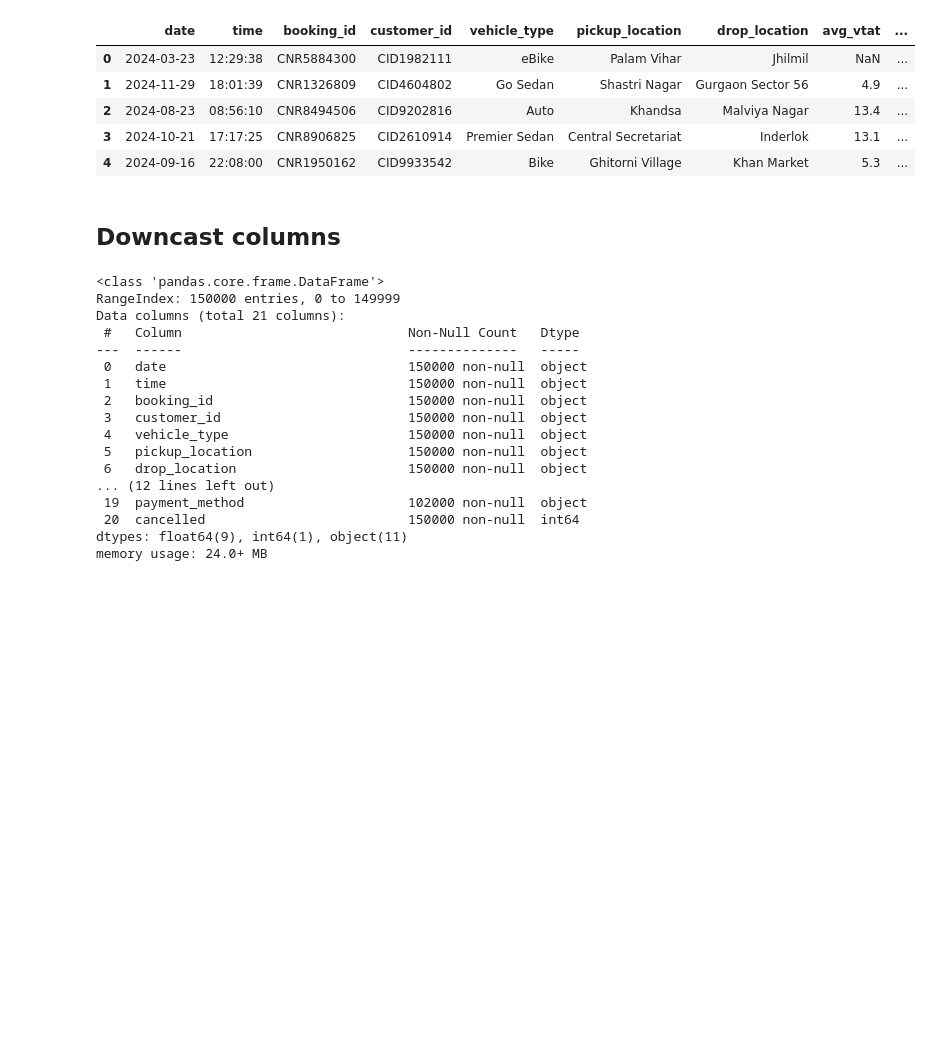
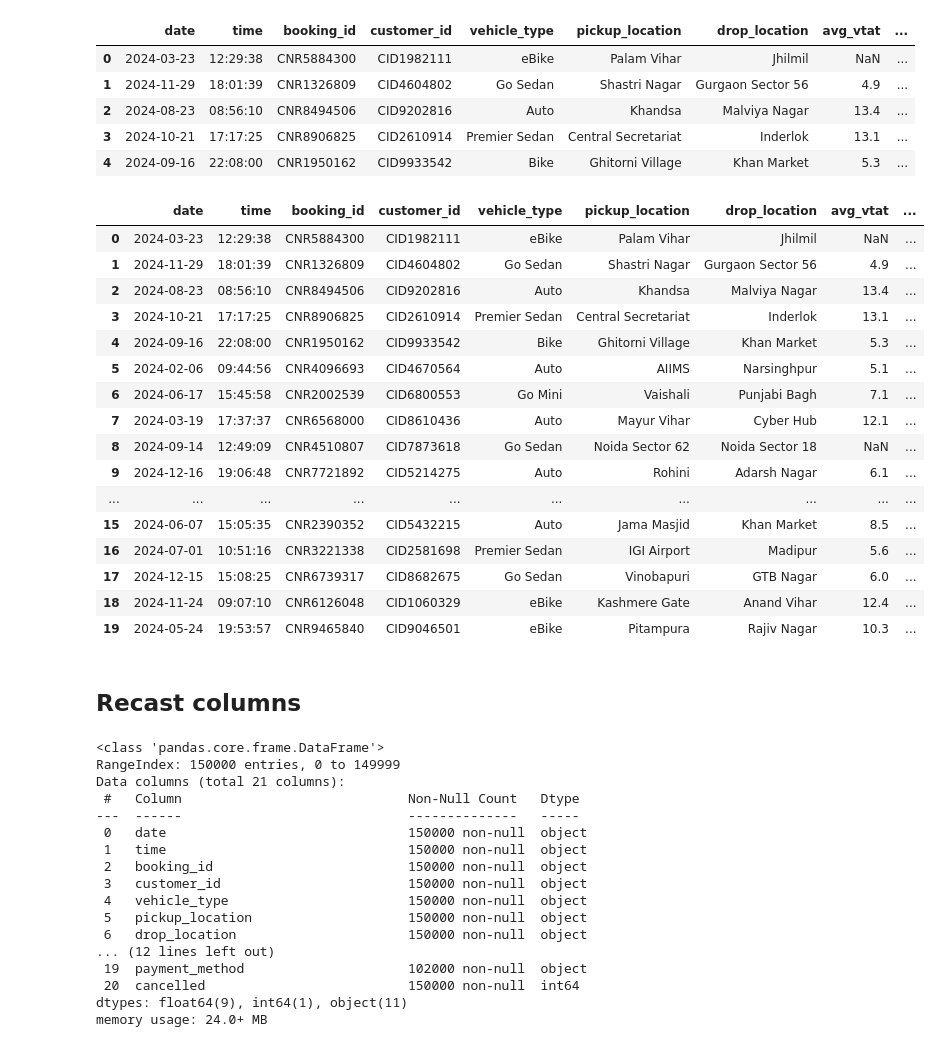
Before and after one commit to amaldu/uber-ride-cancellation-prediction, a Jupyter notebook: uber-analysis/notebooks/03_initial_data_inspection.ipynb, the cells around one changed output. Saved outputs shown, nothing was run; the diff lists cells and outputs as text; code cells hidden in the pictures; blank space fills up the shorter version.

```diff
--- a/uber-analysis/notebooks/03_initial_data_inspection.ipynb
+++ b/uber-analysis/notebooks/03_initial_data_inspection.ipynb
@@ -121,8 +121,28 @@ df_clean_quotes.head()
 | 2 | 2024-08-23 | 08:56:10 | CNR8494506 | CID9202816 | Auto | Khandsa | Malviya Nagar | 13.4 | ... |
 | 3 | 2024-10-21 | 17:17:25 | CNR8906825 | CID2610914 | Premier Sedan | Central Secretariat | Inderlok | 13.1 | ... |
 | 4 | 2024-09-16 | 22:08:00 | CNR1950162 | CID9933542 | Bike | Ghitorni Village | Khan Market | 5.3 | ... |
+# %%
+df_clean_quotes.head(20)
+# %% [output]
+|  | date | time | booking_id | customer_id | vehicle_type | pickup_location | drop_location | avg_vtat | ... |
+| 0 | 2024-03-23 | 12:29:38 | CNR5884300 | CID1982111 | eBike | Palam Vihar | Jhilmil | NaN | ... |
+| 1 | 2024-11-29 | 18:01:39 | CNR1326809 | CID4604802 | Go Sedan | Shastri Nagar | Gurgaon Sector 56 | 4.9 | ... |
+| 2 | 2024-08-23 | 08:56:10 | CNR8494506 | CID9202816 | Auto | Khandsa | Malviya Nagar | 13.4 | ... |
+| 3 | 2024-10-21 | 17:17:25 | CNR8906825 | CID2610914 | Premier Sedan | Central Secretariat | Inderlok | 13.1 | ... |
+| 4 | 2024-09-16 | 22:08:00 | CNR1950162 | CID9933542 | Bike | Ghitorni Village | Khan Market | 5.3 | ... |
+| 5 | 2024-02-06 | 09:44:56 | CNR4096693 | CID4670564 | Auto | AIIMS | Narsinghpur | 5.1 | ... |
+| 6 | 2024-06-17 | 15:45:58 | CNR2002539 | CID6800553 | Go Mini | Vaishali | Punjabi Bagh | 7.1 | ... |
+| 7 | 2024-03-19 | 17:37:37 | CNR6568000 | CID8610436 | Auto | Mayur Vihar | Cyber Hub | 12.1 | ... |
+| 8 | 2024-09-14 | 12:49:09 | CNR4510807 | CID7873618 | Go Sedan | Noida Sector 62 | Noida Sector 18 | NaN | ... |
+| 9 | 2024-12-16 | 19:06:48 | CNR7721892 | CID5214275 | Auto | Rohini | Adarsh Nagar | 6.1 | ... |
+| ... | ... | ... | ... | ... | ... | ... | ... | ... | ... |
+| 15 | 2024-06-07 | 15:05:35 | CNR2390352 | CID5432215 | Auto | Jama Masjid | Khan Market | 8.5 | ... |
+| 16 | 2024-07-01 | 10:51:16 | CNR3221338 | CID2581698 | Premier Sedan | IGI Airport | Madipur | 5.6 | ... |
+| 17 | 2024-12-15 | 15:08:25 | CNR6739317 | CID8682675 | Go Sedan | Vinobapuri | GTB Nagar | 6.0 | ... |
+| 18 | 2024-11-24 | 09:07:10 | CNR6126048 | CID1060329 | eBike | Kashmere Gate | Anand Vihar | 12.4 | ... |
+| 19 | 2024-05-24 | 19:53:57 | CNR9465840 | CID9046501 | eBike | Pitampura | Rajiv Nagar | 10.3 | ... |
 # %% [markdown]
-## Downcast columns
+## Recast columns
 # %%
 df_typed = df_clean_quotes.copy()
 
```
Also changed, not shown: parts of 1 cell of this notebook, 1 other file.
